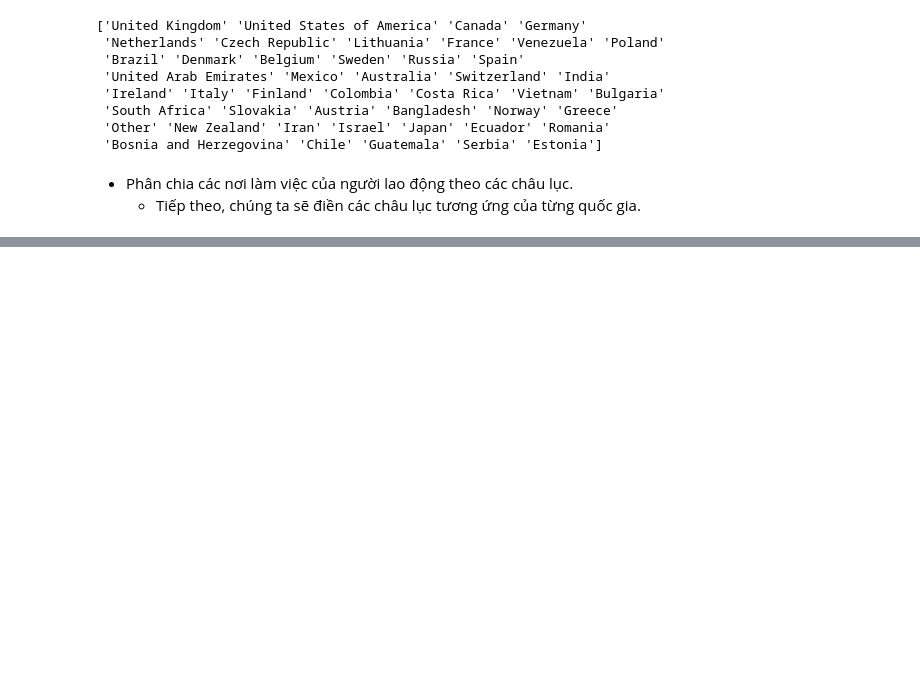
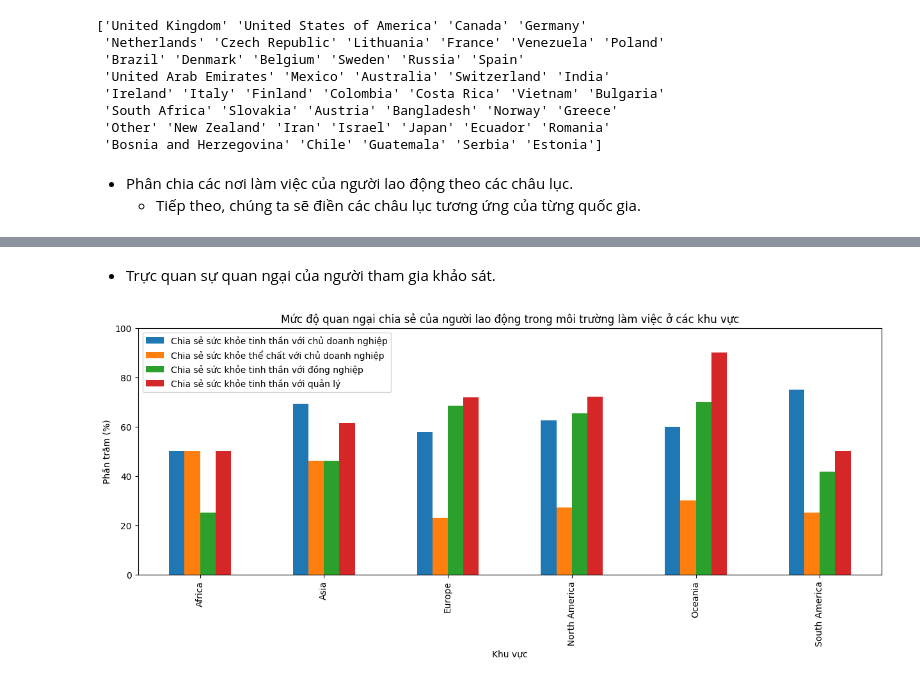
Before and after one commit to iam-Dylan/pfds-final-project, a Jupyter notebook: 4-1-Analyze-DagNgyen.ipynb, the cells around one changed output, grey strips where cells are left out. Cells and saved outputs as stored; diff of their text form; code cells hidden in the pictures; blank space fills up the shorter version.

```diff
--- a/4-1-Analyze-DagNgyen.ipynb
+++ b/4-1-Analyze-DagNgyen.ipynb
@@ -249,0 +214,4 @@ Africa             4
+# %%
+# Drop `country_work` column and sort by `area`
+analyz1_df = analyz1_df.drop('country_work', axis=1).sort_values('area')
+analyz1_df.sample(5)
@@ -249,0 +229,11 @@ Africa             4
+# %%
+def value_counts_groupby(col, df: pd.DataFrame=analyz1_df):
+    if col.name == 'area':
+        return pd.Series([np.NaN]*len(df['area'].unique()), index=df['area'].unique())
+    name_feature = col.name
+    temp = df[[name_feature, 'area']]
+    temp = temp.groupby(['area']).agg({name_feature: lambda x: x.value_counts().to_dict()})
+    return pd.Series(temp[name_feature], index=temp.index)
+
+anal1_profile = analyz1_df.apply(lambda col: value_counts_groupby(col)).drop('area', axis=1)
+anal1_profile
@@ -249,0 +250,4 @@ Africa             4
+# %%
+# Store ratio 'Yes' and 'Maybe' answer in a new dataframe
+anal1_ratio = anal1_profile.apply(lambda col: col.apply(lambda dict: 1-dict['No']/sum(dict.values())))*100
+anal1_ratio
@@ -249,0 +277,14 @@ Africa             4
+# %% [markdown]
+- Trực quan sự quan ngại của người tham gia khảo sát.
+# %%
+anal1_plot = anal1_ratio.reset_index(names='area')
+anal1_plot.columns = ['Khu vực', 'Chia sẻ sức khỏe tinh thần với chủ doanh nghiệp', 'Chia sẻ sức khỏe thể chất với chủ doanh nghiệp', 'Chia sẻ sức khỏe tinh thần với đồng nghiệp', 'Chia sẻ sức khỏe tinh thần với quản lý']
+
+anal1_plot.plot(x='Khu vực',
+                y=['Chia sẻ sức khỏe tinh thần với chủ doanh nghiệp', 'Chia sẻ sức khỏe thể chất với chủ doanh nghiệp', 'Chia sẻ sức khỏe tinh thần với đồng nghiệp', 'Chia sẻ sức khỏe tinh thần với quản lý'],
+                kind='bar', figsize=(15, 5),
+                title='Mức độ quan ngại chia sẻ của người lao động trong môi trường làm việc ở các khu vực',
+                ylabel='Phần trăm (%)', ylim=(0, 100),
+                xlabel='Khu vực');
+# %% [output]
+[figure, added]
```
Also changed, not shown: parts of 18 cells of this notebook.
